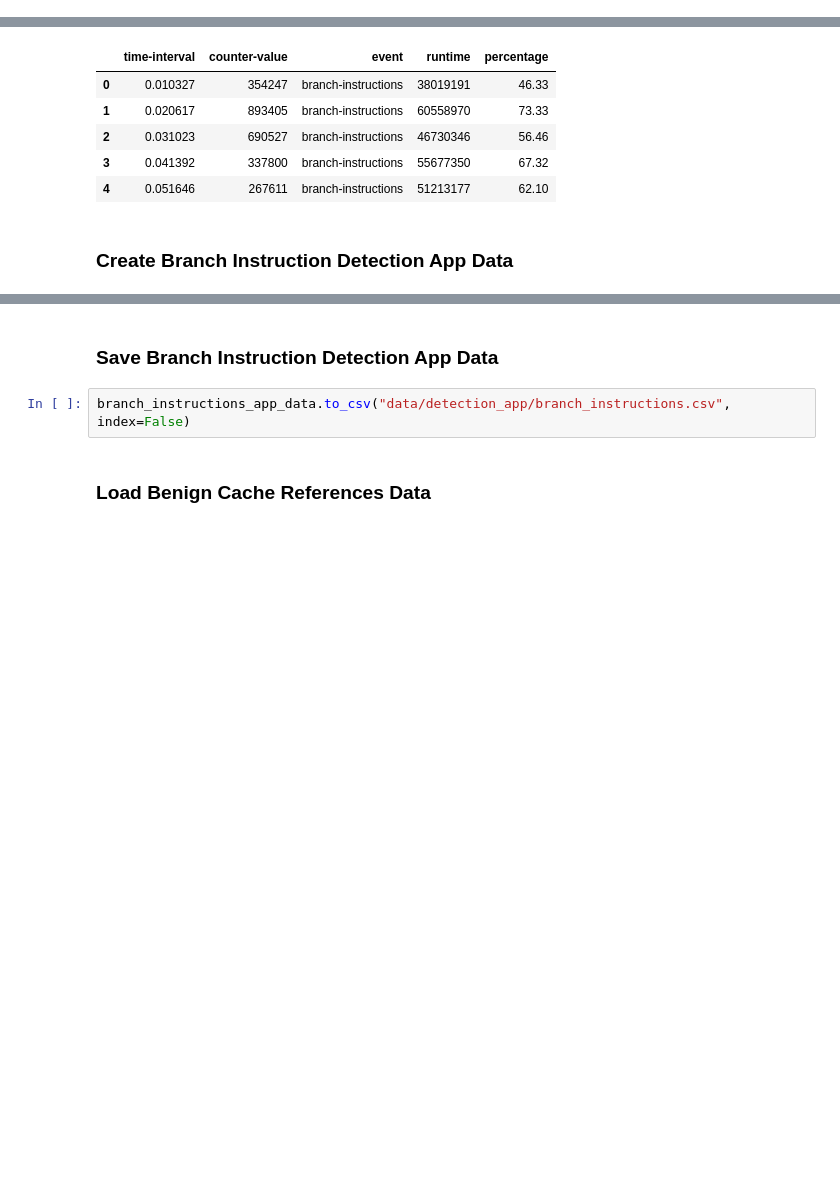
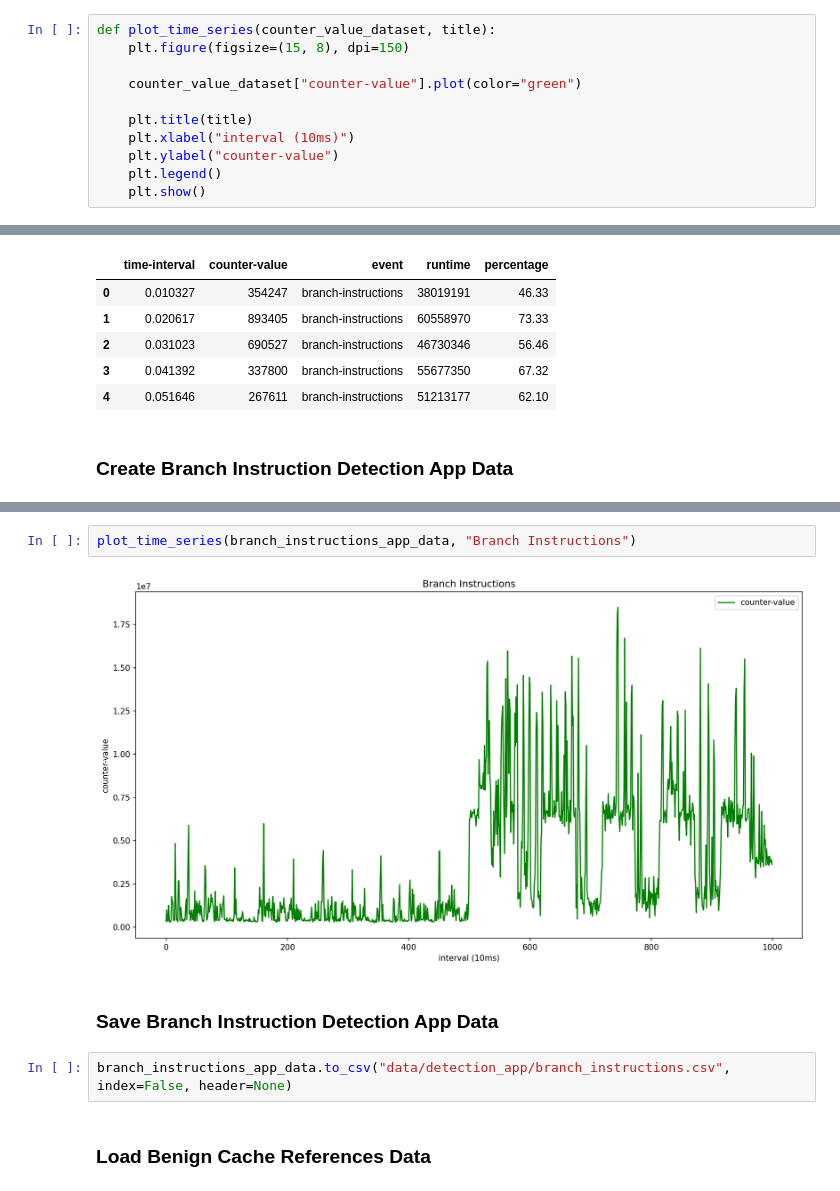
Before and after one commit to olihofmann/cas-aml, a Jupyter notebook: crypto-ransomware-detection/create-detection-app-data.ipynb, the cells around one changed output, grey strips where cells are left out. Drawn from its saved outputs; the diff is of its cells as text; blank space fills up the shorter version.

```diff
--- a/crypto-ransomware-detection/create-detection-app-data.ipynb
+++ b/crypto-ransomware-detection/create-detection-app-data.ipynb
@@ -3,3 +4,14 @@ import pandas as pd
+# %%
+def plot_time_series(counter_value_dataset, title):
+    plt.figure(figsize=(15, 8), dpi=150)
+
+    counter_value_dataset["counter-value"].plot(color="green")
+
+    plt.title(title)
+    plt.xlabel("interval (10ms)")
+    plt.ylabel("counter-value")
+    plt.legend()
+    plt.show()
 # %% [markdown]
 ## Create Branch Instructions Detection App Data
 # %%
@@ -59,7 +72,11 @@ branch_instructions_app_data.head()
+# %%
+plot_time_series(branch_instructions_app_data, "Branch Instructions")
+# %% [output]
+[figure, added]
 # %% [markdown]
 ### Save Branch Instruction Detection App Data
 # %%
-branch_instructions_app_data.to_csv("data/detection_app/branch_instructions.csv", index=False)
+branch_instructions_app_data.to_csv("data/detection_app/branch_instructions.csv", index=False, header=None)
 # %% [markdown]
 ### Load Benign Cache References Data
 # %%
```
Also changed, not shown: parts of 5 cells of this notebook, 2 other files.
